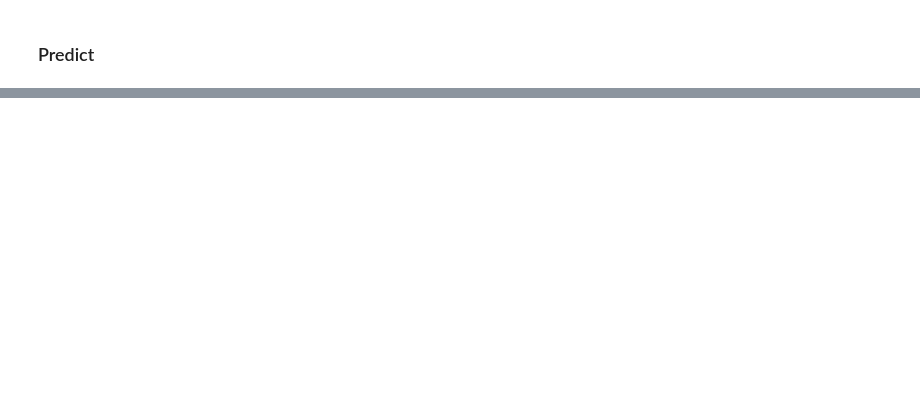
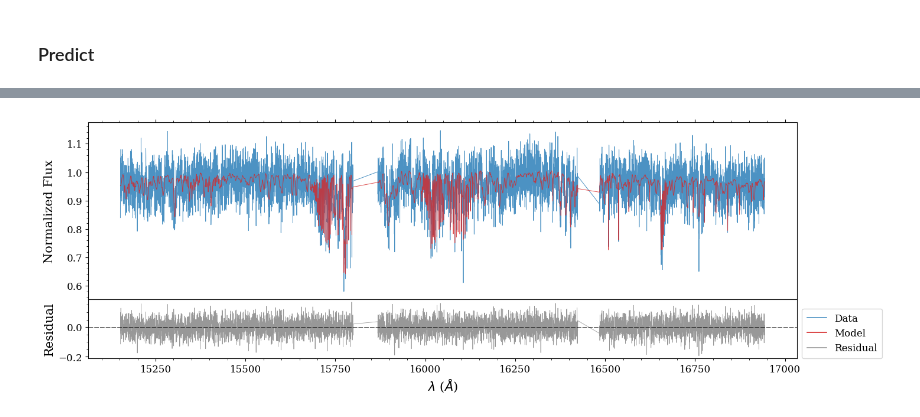
Before and after one commit to wei-lingfeng/NPE-Stellar-Spectra, a Jupyter notebook: code/model_spectra_3_params.ipynb, the cells around one changed output, grey strips where cells are left out. Saved outputs shown, nothing was run; the diff lists cells and outputs as text; code cells hidden in the pictures; blank space fills up the shorter version.

```diff
--- a/code/model_spectra_3_params.ipynb
+++ b/code/model_spectra_3_params.ipynb
@@ -161,0 +230,41 @@ surrogate posterior
+# %%
+y_pred_med = np.median(y_pred, axis=0)
+
+
+def plot_spectrum(wave, obs_spec, model_spec, lw=0.7, alpha=0.8, save_path=None):
+    fig, (ax1, ax2) = plt.subplots(2, 1, figsize=(12, 4), sharex=True, gridspec_kw={'height_ratios': [3, 1]})
+    ax1.plot(wave, obs_spec, color='C0', alpha=alpha, lw=lw)
+    ax1.plot(wave, model_spec, color='C3', alpha=alpha, lw=lw)
+    ax2.plot(wave, obs_spec - model_spec, color='C7', alpha=alpha, lw=lw*0.8)
+
+    ax1.minorticks_on()
+    ax1.xaxis.tick_top()
+    ax1.tick_params(axis='both', labelsize=12, labeltop=False)  # don't put tick labels at the top
+    ax1.set_ylabel('Normalized Flux', fontsize=15)
+    h1, l1 = ax1.get_legend_handles_labels()
+
+    ax2.axhline(y=0, color='k', linestyle='--', dashes=(8, 2), alpha=alpha, lw=lw)
+    ax2.minorticks_on()
+    ax2.tick_params(axis='both', labelsize=12)
+    ax2.set_xlabel(r'$\lambda$ ($\AA$)', fontsize=15)
+    ax2.set_ylabel('Residual', fontsize=15)
+    h2, l2 = ax2.get_legend_handles_labels()
+
+    legend_elements = [
+        Line2D([], [], color='C0', alpha=alpha, lw=1.2, label='Data'),
+        Line2D([], [], color='C3', lw=1.2, label='Model'),
+        Line2D([], [], color='C7', alpha=alpha, lw=1.2, label='Residual')
+    ]
+
+    ax2.legend(handles=legend_elements, frameon=True, loc='lower left', bbox_to_anchor=(1, -0.08), fontsize=12, borderpad=0.5)
+    fig.align_ylabels((ax1, ax2))
+    # ax1.set_title(f'APOGEE {apogee_id}, Teff={teff:.2f}±{e_teff:.2}, RV={rv:.2f}±{e_rv:.2f}, vsini={vsini:.2f}')
+    plt.subplots_adjust(left=0, bottom=0, right=1, top=1, wspace=0, hspace=0)
+    if save_path is not None:
+        plt.savefig(save_path, bbox_inches='tight')
+    plt.show()
+
+
+plot_spectrum(wave, x_obs, simulate_spectra(y_pred_med), save_path='/home/weilingfeng/ML/Group7-Project/figure/Model Spectrum.pdf')
+# %% [output]
+[figure, added]
```
Also changed, not shown: parts of 10 cells of this notebook, 3 other files.
